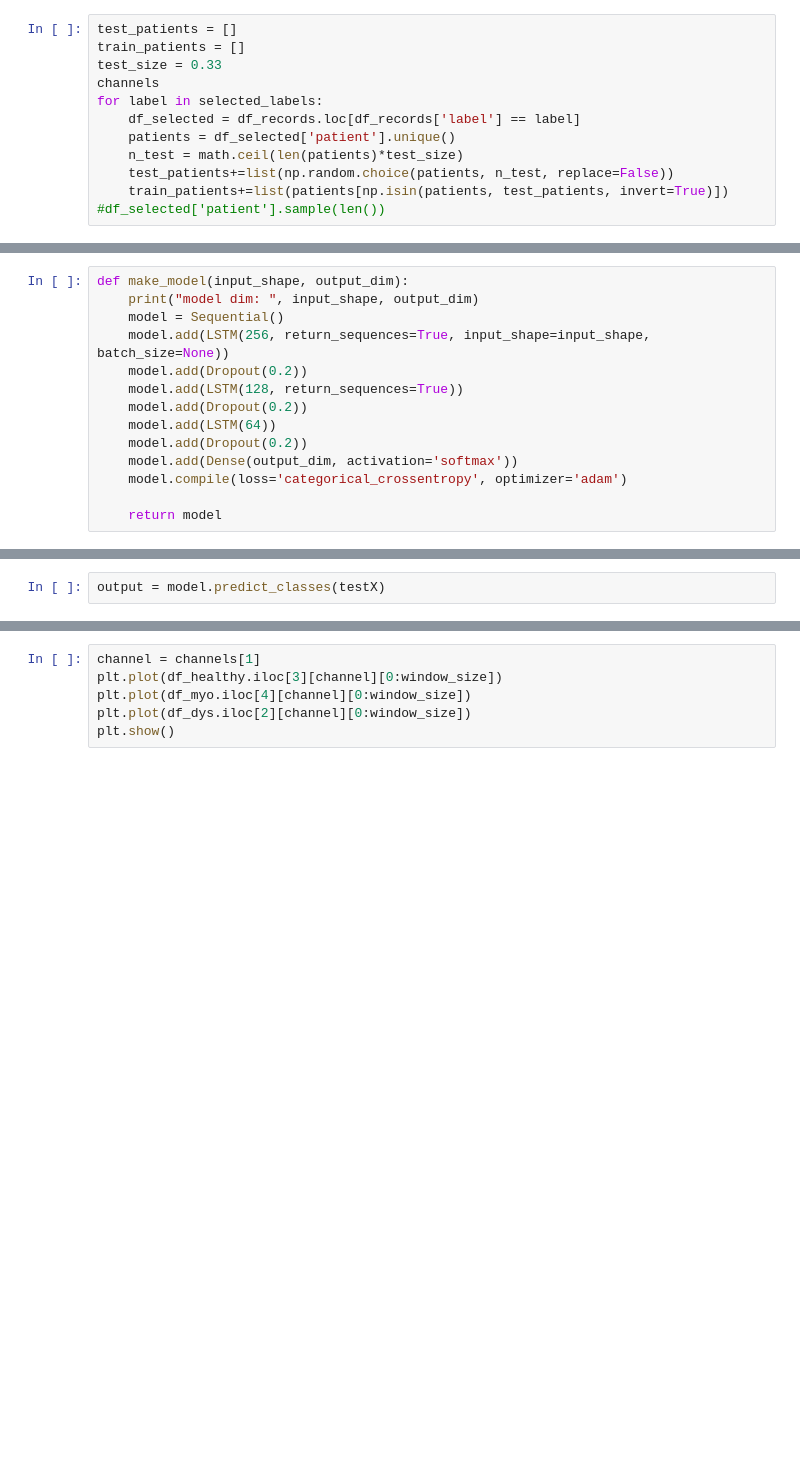
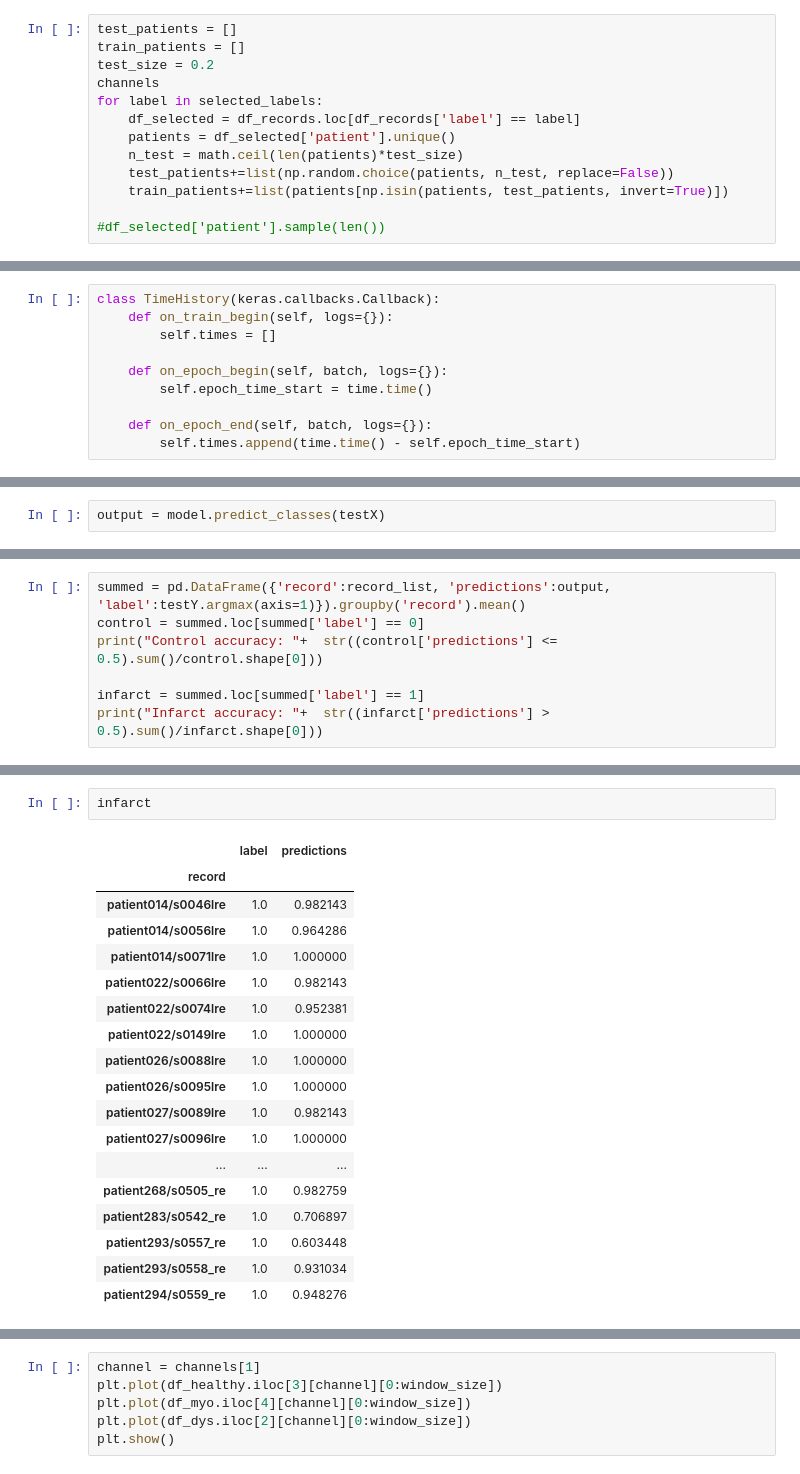
Before and after one commit to LucNies/ecg-classification, a Jupyter notebook: Classify-ecg.ipynb, the cells around one changed output, grey strips where cells are left out. Drawn from its saved outputs; the diff is of its cells as text; blank space fills up the shorter version.

Commit message:
Patient diagnostic instead of segment diagnostic

```diff
--- a/Classify-ecg.ipynb
+++ b/Classify-ecg.ipynb
@@ -66,7 +115,7 @@ label_map = {label: value for label, value in zip(selected_labels, range(len(sel
 # %%
 test_patients = []
 train_patients = []
-test_size = 0.33
+test_size = 0.2
 channels
 for label in selected_labels:
     df_selected = df_records.loc[df_records['label'] == label]
@@ -74,5 +123,6 @@ for label in selected_labels:
     n_test = math.ceil(len(patients)*test_size)
     test_patients+=list(np.random.choice(patients, n_test, replace=False))
     train_patients+=list(patients[np.isin(patients, test_patients, invert=True)])
+
 #df_selected['patient'].sample(len())
 # %%
@@ -138,18 +175,14 @@ def make_model_enc_dec(input_shape, output_dim, stateful=False, dropout=0.2):
     model.compile(loss='categorical_crossentropy', optimizer='adam')
 
     return model
-# %%
-def make_model(input_shape, output_dim):
-    print("model dim: ", input_shape, output_dim)
-    model = Sequential()
-    model.add(LSTM(256, return_sequences=True, input_shape=input_shape, batch_size=None))
-    model.add(Dropout(0.2))
-    model.add(LSTM(128, return_sequences=True))
-    model.add(Dropout(0.2))
-    model.add(LSTM(64))
-    model.add(Dropout(0.2))
-    model.add(Dense(output_dim, activation='softmax'))
-    model.compile(loss='categorical_crossentropy', optimizer='adam')
-
-    return model
+# %%
+class TimeHistory(keras.callbacks.Callback):
+    def on_train_begin(self, logs={}):
+        self.times = []
+
+    def on_epoch_begin(self, batch, logs={}):
+        self.epoch_time_start = time.time()
+
+    def on_epoch_end(self, batch, logs={}):
+        self.times.append(time.time() - self.epoch_time_start)
 # %%
@@ -206,0 +270,7 @@ array([[ 2830,    21,     1,     0,     0],
+# %%
+summed = pd.DataFrame({'record':record_list, 'predictions':output, 'label':testY.argmax(axis=1)}).groupby('record').mean()
+control = summed.loc[summed['label'] == 0]
+print("Control accuracy: "+  str((control['predictions'] <= 0.5).sum()/control.shape[0]))
+
+infarct = summed.loc[summed['label'] == 1]
+print("Infarct accuracy: "+  str((infarct['predictions'] > 0.5).sum()/infarct.shape[0]))
@@ -206,0 +280,21 @@ array([[ 2830,    21,     1,     0,     0],
+# %%
+infarct
+# %% [output]
+|  | label | predictions |
+| record |  |  |
+| patient014/s0046lre | 1.0 | 0.982143 |
+| patient014/s0056lre | 1.0 | 0.964286 |
+| patient014/s0071lre | 1.0 | 1.000000 |
+| patient022/s0066lre | 1.0 | 0.982143 |
+| patient022/s0074lre | 1.0 | 0.952381 |
+| patient022/s0149lre | 1.0 | 1.000000 |
+| patient026/s0088lre | 1.0 | 1.000000 |
+| patient026/s0095lre | 1.0 | 1.000000 |
+| patient027/s0089lre | 1.0 | 0.982143 |
+| patient027/s0096lre | 1.0 | 1.000000 |
+| ... | ... | ... |
+| patient268/s0505_re | 1.0 | 0.982759 |
+| patient283/s0542_re | 1.0 | 0.706897 |
+| patient293/s0557_re | 1.0 | 0.603448 |
+| patient293/s0558_re | 1.0 | 0.931034 |
+| patient294/s0559_re | 1.0 | 0.948276 |
```
Also changed, not shown: parts of 18 cells of this notebook.
